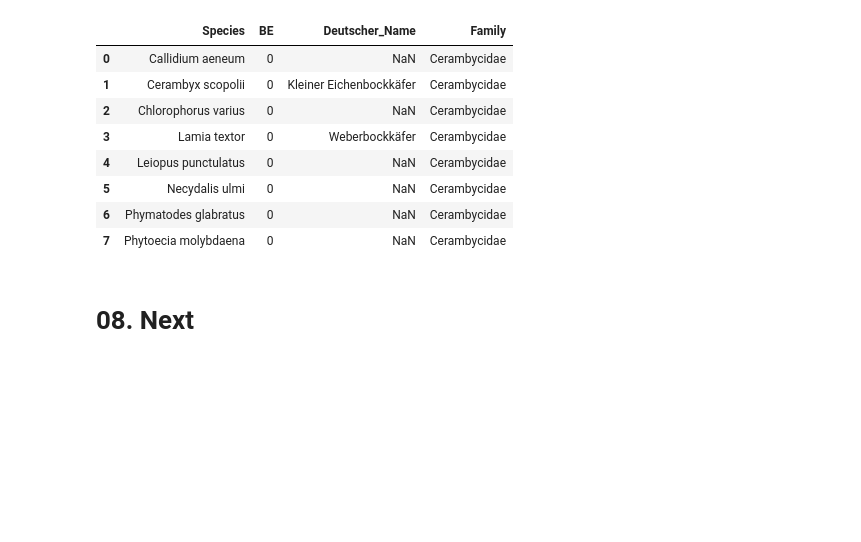
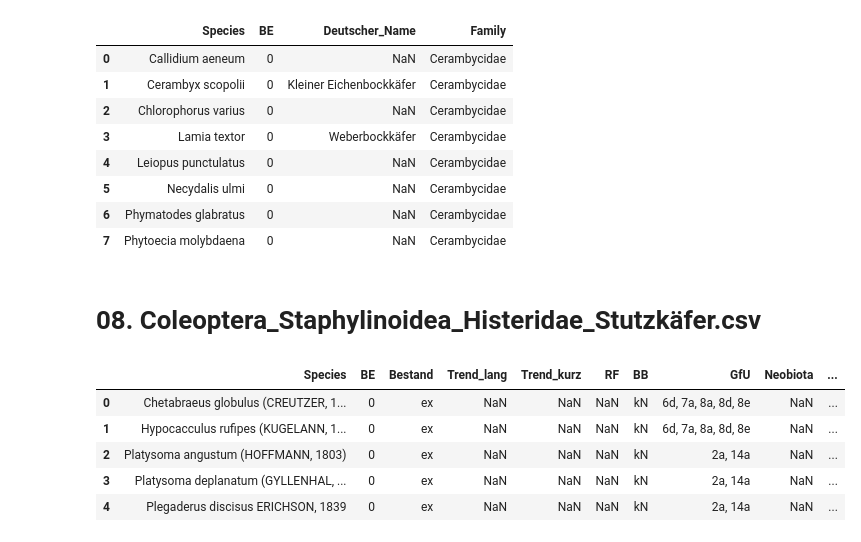
Before and after one commit to Zzzhenya/Berlin-red-list, a Jupyter notebook: Transformation/Raw_csv/Insecta.ipynb, the cells around one changed output. Cells and saved outputs as stored; diff of their text form; code cells hidden in the pictures; blank space fills up the shorter version.

```diff
--- a/Transformation/Raw_csv/Insecta.ipynb
+++ b/Transformation/Raw_csv/Insecta.ipynb
@@ -1096,4 +1096,16 @@ df
 df.to_csv('../../Transformation/Data_cleaning_step1/Coleoptera_Cerambycidae_Bockkäfer.csv',
           index=False)
 # %% [markdown]
-# 08. Next
+# 08. Coleoptera_Staphylinoidea_Histeridae_Stutzkäfer.csv
+# %%
+# Read file into dataframe
+
+df = pd.read_csv('Coleoptera_Staphylinoidea_Histeridae_Stutzkäfer.csv')
+df.head()
+# %% [output]
+|  | Species | BE | Bestand | Trend_lang | Trend_kurz | RF | BB | GfU | Neobiota | ... |
+| 0 | Chetabraeus globulus (CREUTZER, 1... | 0 | ex | NaN | NaN | NaN | kN | 6d, 7a, 8a, 8d, 8e | NaN | ... |
+| 1 | Hypocacculus rufipes (KUGELANN, 1... | 0 | ex | NaN | NaN | NaN | kN | 6d, 7a, 8a, 8d, 8e | NaN | ... |
+| 2 | Platysoma angustum (HOFFMANN, 1803) | 0 | ex | NaN | NaN | NaN | kN | 2a, 14a | NaN | ... |
+| 3 | Platysoma deplanatum (GYLLENHAL, ... | 0 | ex | NaN | NaN | NaN | kN | 2a, 14a | NaN | ... |
+| 4 | Plegaderus discisus ERICHSON, 1839 | 0 | ex | NaN | NaN | NaN | kN | 2a, 14a | NaN | ... |
```
Also changed, not shown: parts of 11 cells of this notebook.
